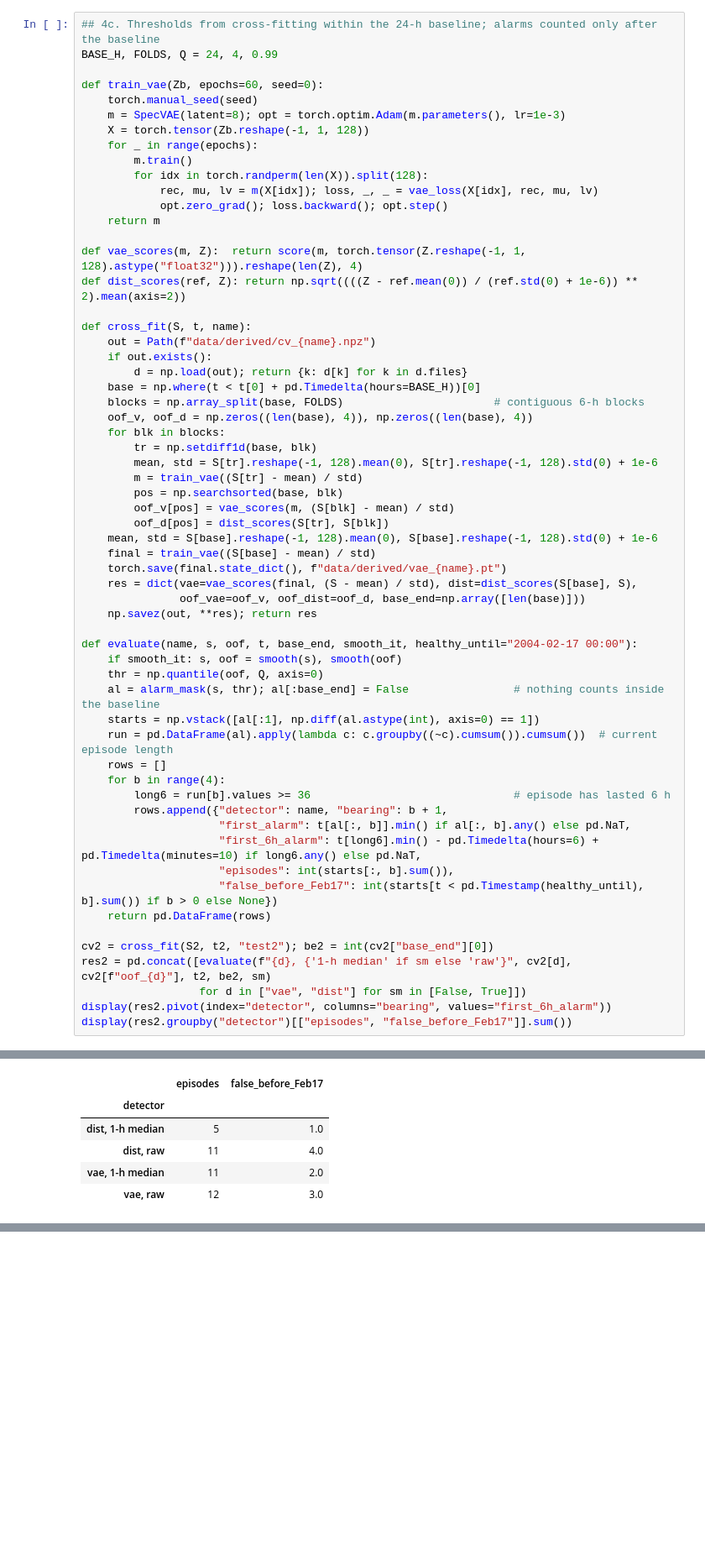
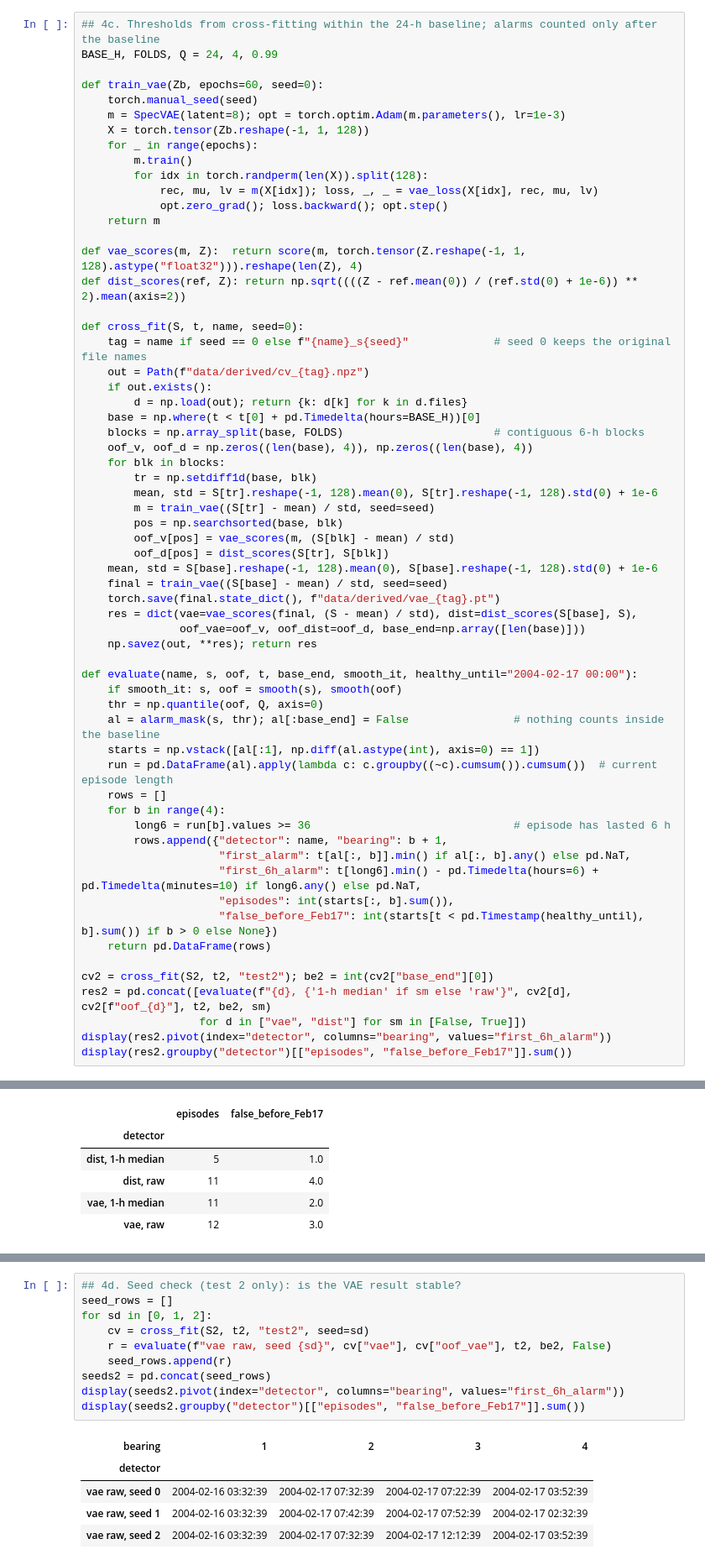
Before and after one commit to MinKhaungMinLwin/bearing-maintenance-triage, a Jupyter notebook: triage_system.ipynb, the cells around one changed output, grey strips where cells are left out. Shown at 84% size. Drawn from its saved outputs; the diff is of its cells as text; blank space fills up the shorter version.

Commit message:
feat: 4d. Seed check (test 2 only)

```diff
--- a/triage_system.ipynb
+++ b/triage_system.ipynb
@@ -287,8 +287,9 @@ def train_vae(Zb, epochs=60, seed=0):
 def vae_scores(m, Z):  return score(m, torch.tensor(Z.reshape(-1, 1, 128).astype("float32"))).reshape(len(Z), 4)
 def dist_scores(ref, Z): return np.sqrt((((Z - ref.mean(0)) / (ref.std(0) + 1e-6)) ** 2).mean(axis=2))
 
-def cross_fit(S, t, name):
-    out = Path(f"data/derived/cv_{name}.npz")
+def cross_fit(S, t, name, seed=0):
+    tag = name if seed == 0 else f"{name}_s{seed}"             # seed 0 keeps the original file names
+    out = Path(f"data/derived/cv_{tag}.npz")
     if out.exists():
         d = np.load(out); return {k: d[k] for k in d.files}
     base = np.where(t < t[0] + pd.Timedelta(hours=BASE_H))[0]
@@ -297,13 +298,13 @@ def cross_fit(S, t, name):
     for blk in blocks:
         tr = np.setdiff1d(base, blk)
         mean, std = S[tr].reshape(-1, 128).mean(0), S[tr].reshape(-1, 128).std(0) + 1e-6
-        m = train_vae((S[tr] - mean) / std)
+        m = train_vae((S[tr] - mean) / std, seed=seed)
         pos = np.searchsorted(base, blk)
         oof_v[pos] = vae_scores(m, (S[blk] - mean) / std)
         oof_d[pos] = dist_scores(S[tr], S[blk])
     mean, std = S[base].reshape(-1, 128).mean(0), S[base].reshape(-1, 128).std(0) + 1e-6
-    final = train_vae((S[base] - mean) / std)
-    torch.save(final.state_dict(), f"data/derived/vae_{name}.pt")
+    final = train_vae((S[base] - mean) / std, seed=seed)
+    torch.save(final.state_dict(), f"data/derived/vae_{tag}.pt")
     res = dict(vae=vae_scores(final, (S - mean) / std), dist=dist_scores(S[base], S),
                oof_vae=oof_v, oof_dist=oof_d, base_end=np.array([len(base)]))
     np.savez(out, **res); return res
@@ -344,0 +348,16 @@ display(res2.groupby("detector")[["episodes", "false_before_Feb17"]].sum())
+# %%
+## 4d. Seed check (test 2 only): is the VAE result stable?
+seed_rows = []
+for sd in [0, 1, 2]:
+    cv = cross_fit(S2, t2, "test2", seed=sd)
+    r = evaluate(f"vae raw, seed {sd}", cv["vae"], cv["oof_vae"], t2, be2, False)
+    seed_rows.append(r)
+seeds2 = pd.concat(seed_rows)
+display(seeds2.pivot(index="detector", columns="bearing", values="first_6h_alarm"))
+display(seeds2.groupby("detector")[["episodes", "false_before_Feb17"]].sum())
+# %% [output]
+| bearing | 1 | 2 | 3 | 4 |
+| detector |  |  |  |  |
+| vae raw, seed 0 | 2004-02-16 03:32:39 | 2004-02-17 07:32:39 | 2004-02-17 07:22:39 | 2004-02-17 03:52:39 |
+| vae raw, seed 1 | 2004-02-16 03:32:39 | 2004-02-17 07:42:39 | 2004-02-17 07:52:39 | 2004-02-17 02:32:39 |
+| vae raw, seed 2 | 2004-02-16 03:32:39 | 2004-02-17 07:32:39 | 2004-02-17 12:12:39 | 2004-02-17 03:52:39 |
```
Also changed, not shown: parts of 3 cells of this notebook.
